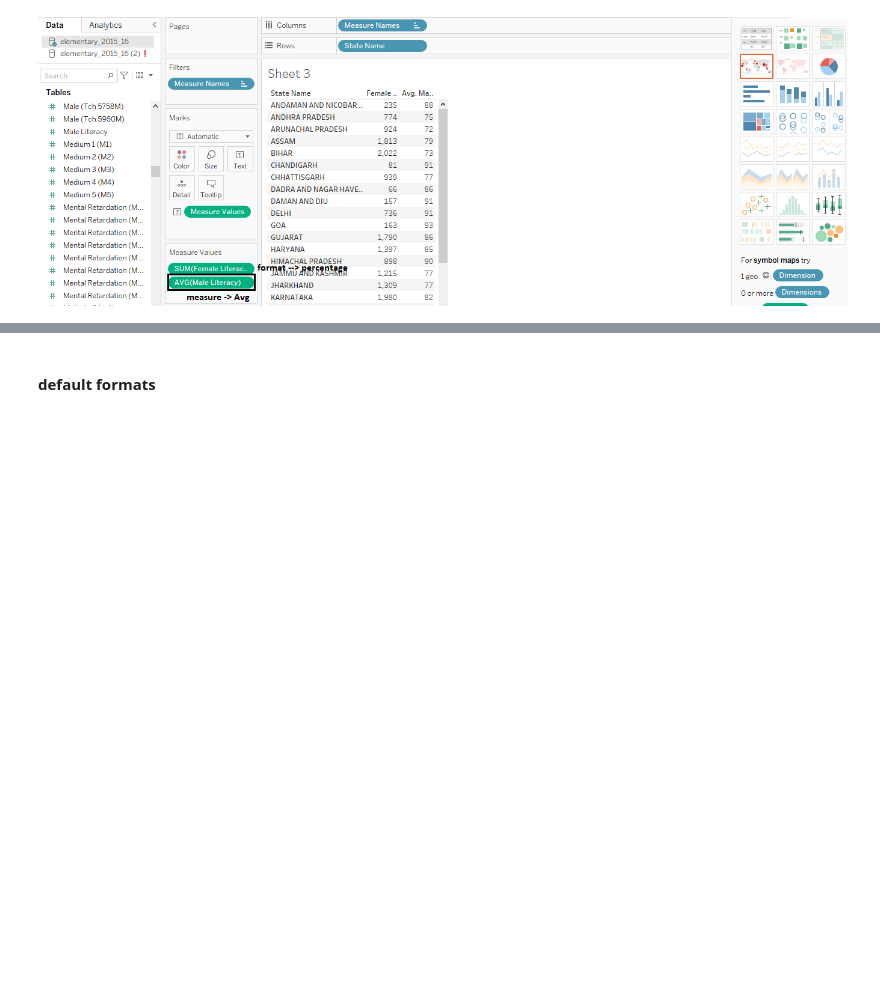
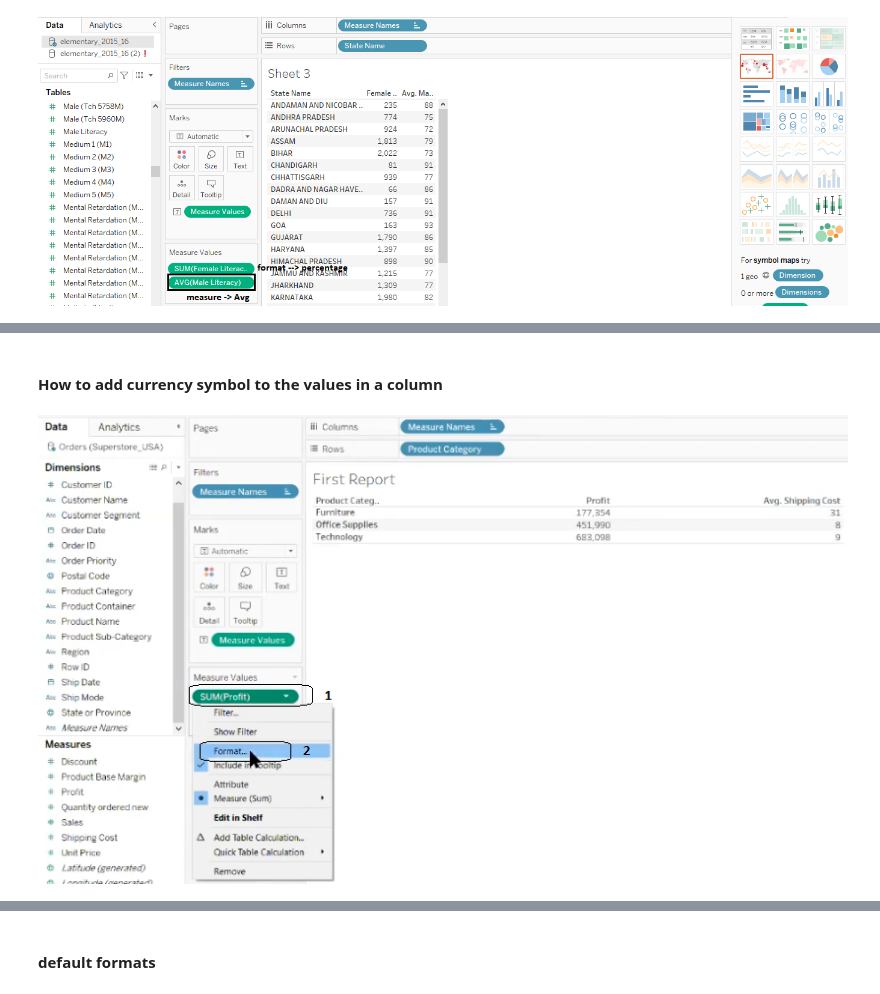
Before and after one commit to pavanpuppala0346/12.BITools, a Jupyter notebook: 1_Tableau_Intro.ipynb, the cells around one changed output, grey strips where cells are left out. Cells and saved outputs as stored; diff of their text form; code cells hidden in the pictures; blank space fills up the shorter version.

```diff
--- a/1_Tableau_Intro.ipynb
+++ b/1_Tableau_Intro.ipynb
@@ -198,0 +206,7 @@ Image("E:/code/12.BITools/img/t9.png")
+# %% [markdown]
+#### How to add currency symbol to the values in a column
+# %%
+from IPython.display import Image
+Image("E:/code/12.BITools/img/t18.png")
+# %% [output]
+[figure, added]
```
Also changed, not shown: parts of 5 cells of this notebook, 5 other files.
